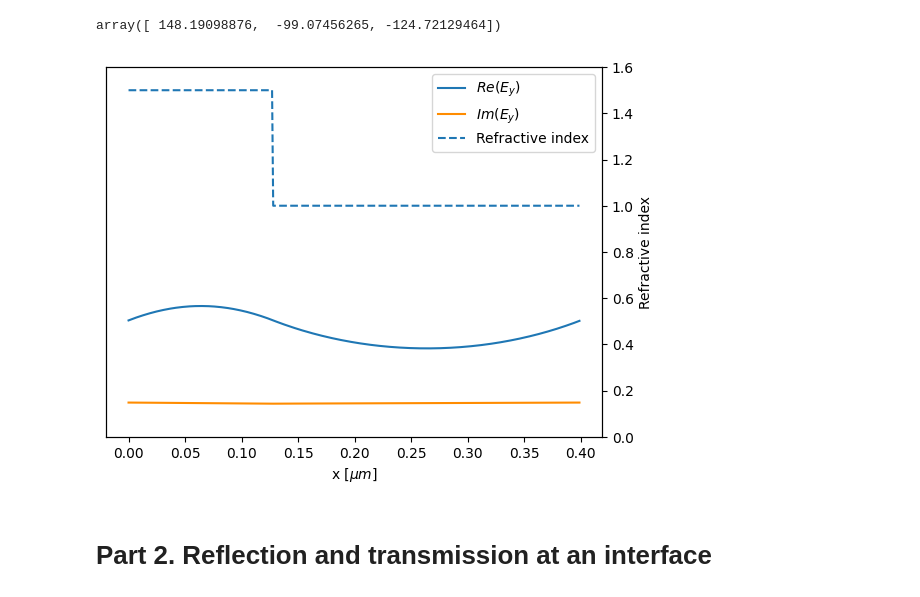
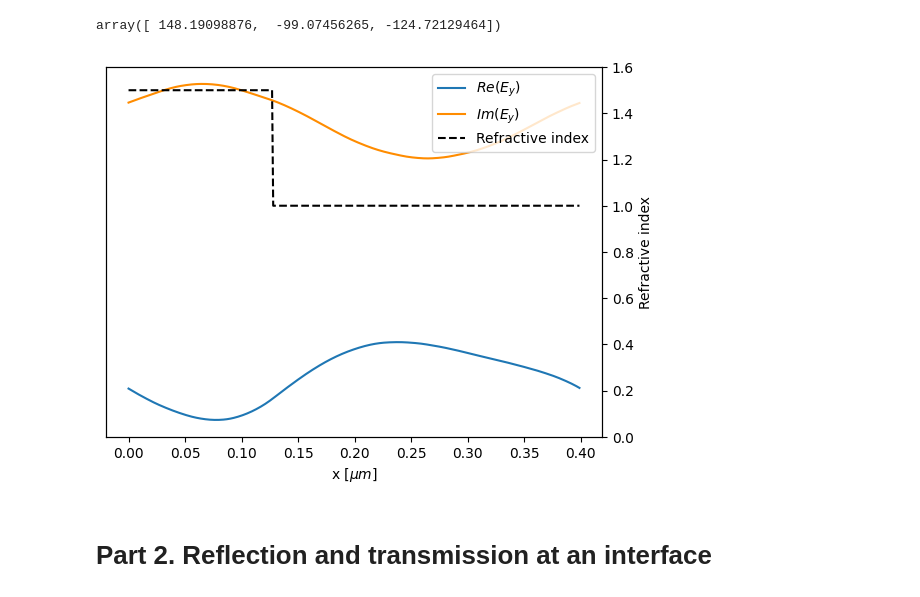
Before and after one commit to amcar-dtu/python-assignments, a Jupyter notebook: nano_opt_4.ipynb, the cells around one changed output. Cells and saved outputs as stored; diff of their text form; code cells hidden in the pictures.

```diff
--- a/nano_opt_4.ipynb
+++ b/nano_opt_4.ipynb
@@ -69,7 +69,7 @@ array([ 148.19098876,  -99.07456265, -124.72129464])
 # normalization
 for i in range(M):
     C = np.sqrt(eigvals[i]) * np.sum(np.abs(eigvecs[i])**2)*Lambda
-    eigvecs[i] = -eigvecs[i]*1/np.sqrt(C)
+    eigvecs[i] = -eigvecs[i]*np.divide(1, np.emath.sqrt(C))
 
 x = np.arange(0, Lambda, 0.001)    # µm
 
@@ -81,24 +81,24 @@ for o in range(len(x)):
 # %%
 fig, ax1 = plt.subplots()
 ax2 = ax1.twinx()
 
 lns1 = ax1.plot(x, np.real(E2x[:, 0]), label="$Re(E_y)$")
 lns2 = ax1.plot(x, np.imag(E2x[:, 0]), color="darkorange", label="$Im(E_y)$")
-lns3 = ax2.plot(x, n1 + (n2-n1)*np.heaviside(f*Lambda-x, 0), linestyle="--", label="Refractive index")
+lns3 = ax2.plot(x, n1 + (n2-n1)*np.heaviside(f*Lambda-x, 0), color="black", linestyle="--", label="Refractive index")
 
 ax1.set_xlabel("x [$\mu m$]")
 ax2.set_ylabel("Refractive index")
 
 ax1.set_yticks([])
-ax1.set_ylim([-0.05, .5])
+#ax1.set_ylim([-0.05, .5])
 ax2.set_ylim([0, 1.6])
 
 # build legend
 lns = lns1+lns2+lns3
 labs = [ln.get_label() for ln in lns]
 ax1.legend(lns, labs, loc='upper right')
 plt.show()
 # %% [output]
-[figure, old version]
+[figure, new version]
 # %% [markdown]
 # Part 2. Reflection and transmission at an interface
```
Also changed, not shown: parts of 29 cells of this notebook, 3 other files.
